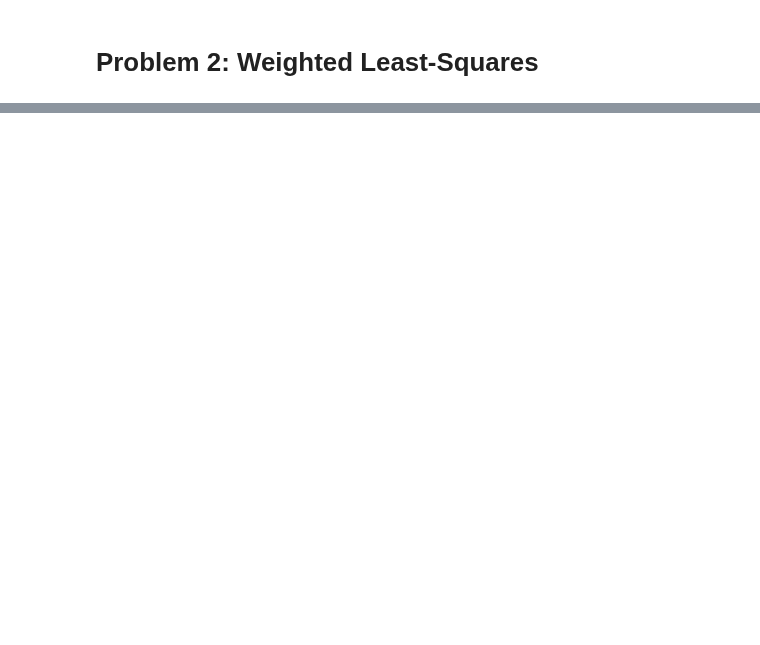
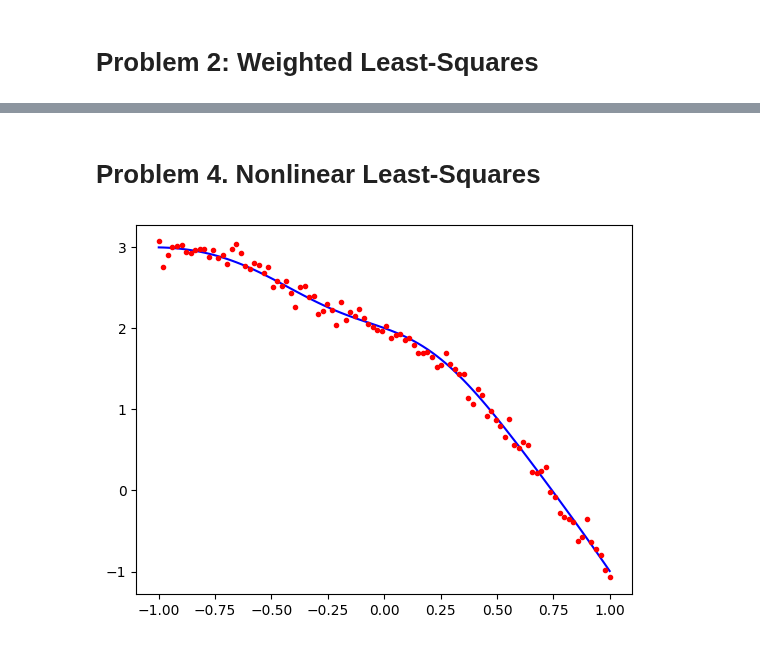
Before and after one commit to diegosol127/AERO-222-Numerical-Methods, a Jupyter notebook: Homework/HW3/AERO_222_HW3_Solution.ipynb, the cells around one changed output, grey strips where cells are left out. Cells and saved outputs as stored; diff of their text form; code cells hidden in the pictures; blank space fills up the shorter version.

Commit message:
solve problem 4 for HW3

```diff
--- a/Homework/HW3/AERO_222_HW3_Solution.ipynb
+++ b/Homework/HW3/AERO_222_HW3_Solution.ipynb
@@ -135,0 +136,24 @@ plt.show()
+# %% [markdown]
+# Problem 4. Nonlinear Least-Squares
+# %%
+def y(x,C):
+    return 12 - C[1]*x**2 - np.exp(-C[3]*x**2)*np.sin(C[2]*x) + C[0]*(C[1]*C[3]-C[2]*x)
+
+def J(x,C):
+    dydC0 = C[1]*C[3] - C[2]*x
+    dydC1 = -x**2 + C[0]*C[3]
+    dydC2 = -x*np.exp(-C[3]*x**2)*np.cos(C[2]*x) - C[0]*x
+    dydC3 = x**2*np.exp(-C[3]*x**2)*np.sin(C[2]*x) + C[0]*C[1]
+    return np.array([dydC0,dydC1,dydC2,dydC3],dtype=float).T
+
+x = np.linspace(-1,1,100) # x-values
+noise  = np.random.normal(0,0.1,100) # Gaussian noise
+C_true = np.array([-2,1,-1,5],dtype=float) # True coefficients
+y_true = y(x,C_true)
+y_meas = y_true + noise
+
+plt.plot(x,y_true,'b-',label='truth')
+plt.plot(x,y_meas,'r.',label='data')
+plt.show()
+# %% [output]
+[figure, added]
```
Also changed, not shown: parts of 6 cells of this notebook.
